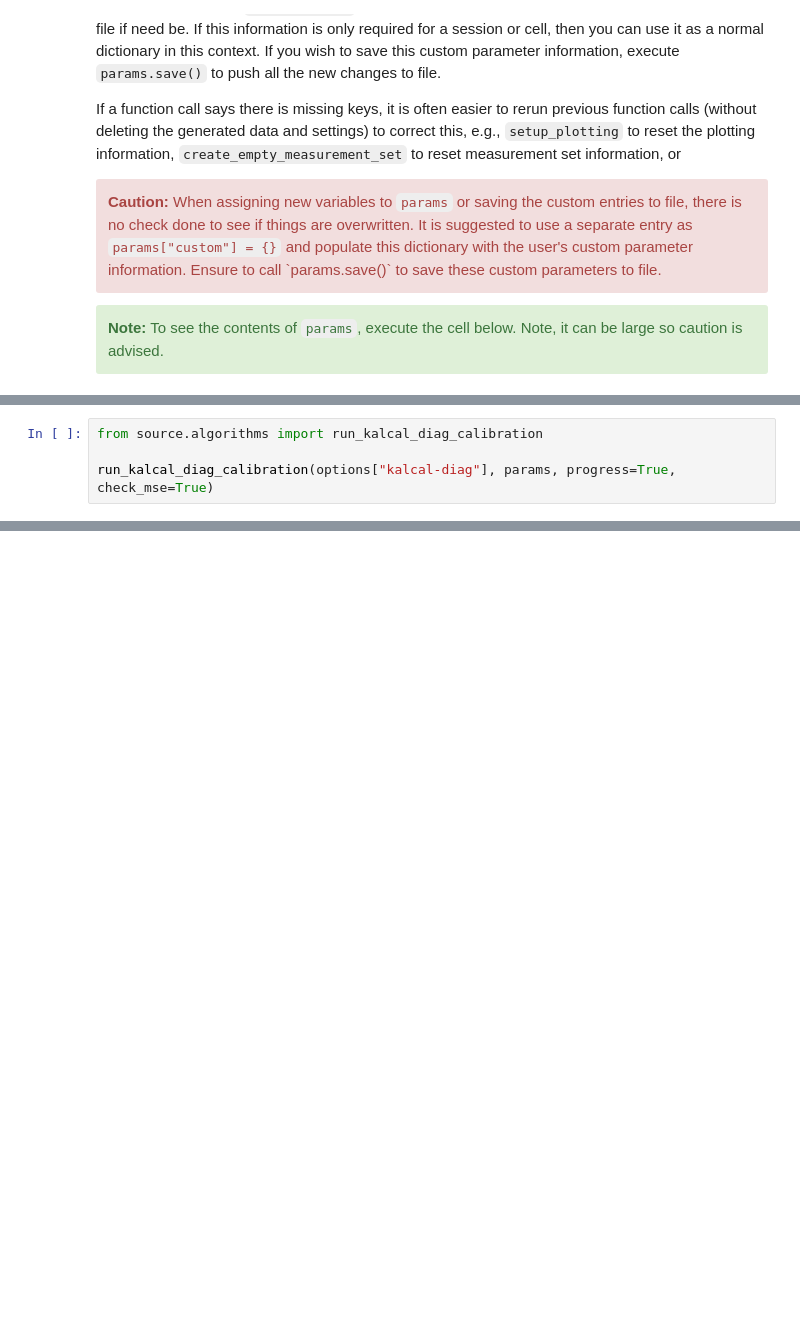
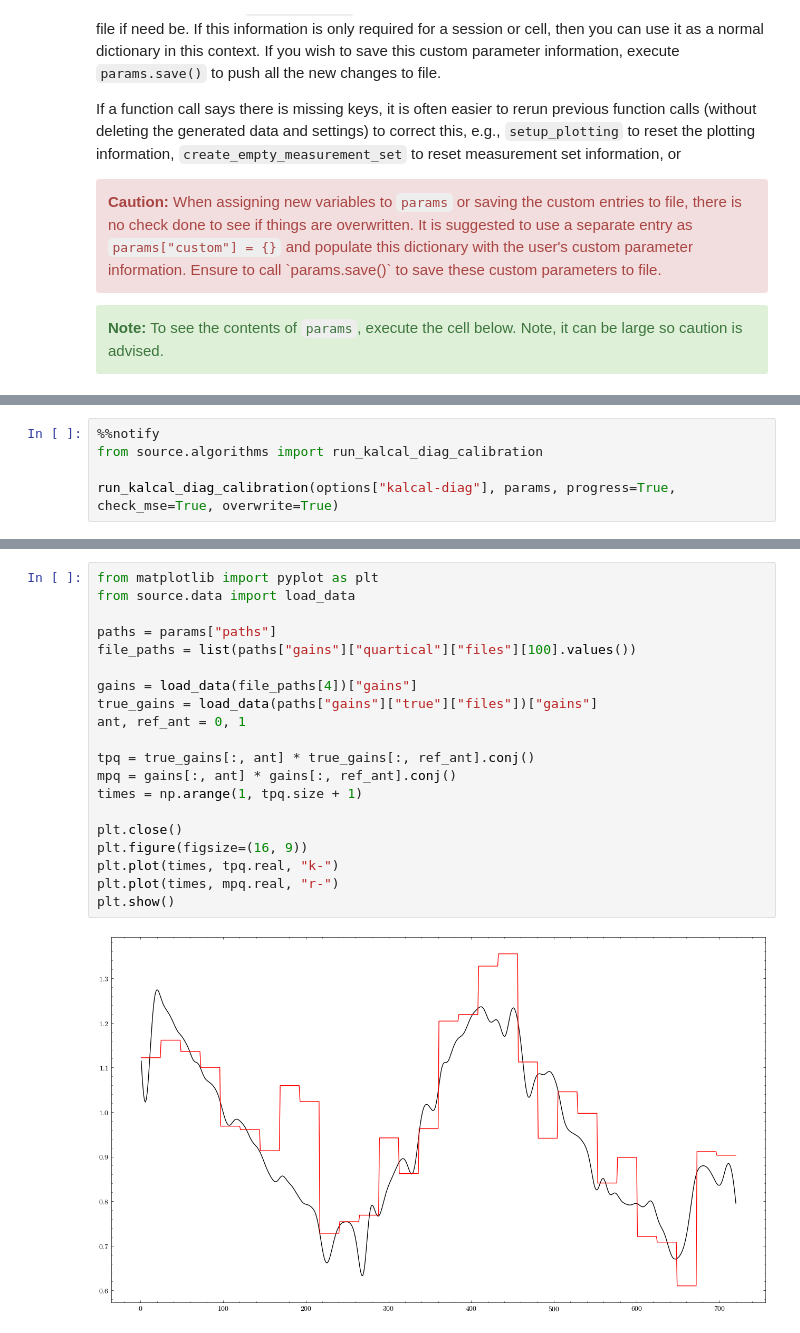
Before and after one commit to kwazzi-jack/msc-welman, a Jupyter notebook: simulation.ipynb, the cells around one changed output, grey strips where cells are left out. Drawn from its saved outputs; the diff is of its cells as text; blank space fills up the shorter version.

```diff
--- a/simulation.ipynb
+++ b/simulation.ipynb
@@ -156,4 +353,5 @@ create_amplitude_and_phase_signal_plot([0, 1, 2], params, show=True)
 # %%
+%%notify
 from source.algorithms import run_kalcal_diag_calibration
 
-run_kalcal_diag_calibration(options["kalcal-diag"], params, progress=True, check_mse=True)
+run_kalcal_diag_calibration(options["kalcal-diag"], params, progress=True, check_mse=True, overwrite=True)
@@ -160,3 +377,25 @@ run_kalcal_diag_calibration(options["kalcal-diag"], params, progress=True, check
+# %%
+from matplotlib import pyplot as plt
+from source.data import load_data
+
+paths = params["paths"]
+file_paths = list(paths["gains"]["quartical"]["files"][100].values())
+
+gains = load_data(file_paths[4])["gains"]
+true_gains = load_data(paths["gains"]["true"]["files"])["gains"]
+ant, ref_ant = 0, 1
+
+tpq = true_gains[:, ant] * true_gains[:, ref_ant].conj()
+mpq = gains[:, ant] * gains[:, ref_ant].conj()
+times = np.arange(1, tpq.size + 1)
+
+plt.close()
+plt.figure(figsize=(16, 9))
+plt.plot(times, tpq.real, "k-")
+plt.plot(times, mpq.real, "r-")
+plt.show()
+# %% [output]
+[figure, added]
 # %%
 from source.algorithms import run_kalcal_full_calibration
 
```
Also changed, not shown: parts of 27 cells of this notebook, 7 other files.
